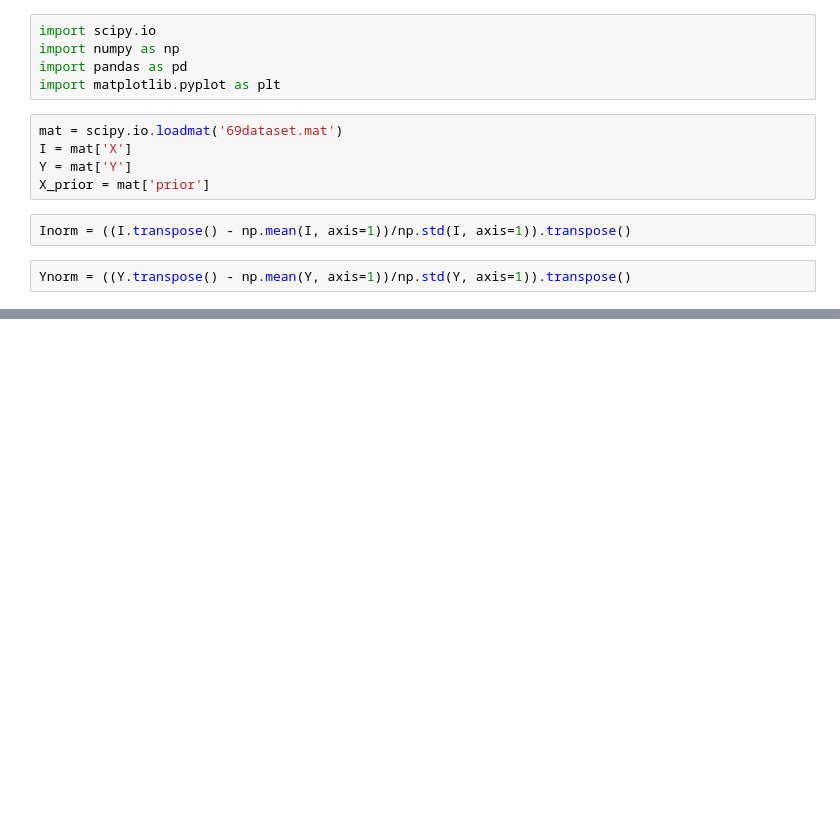
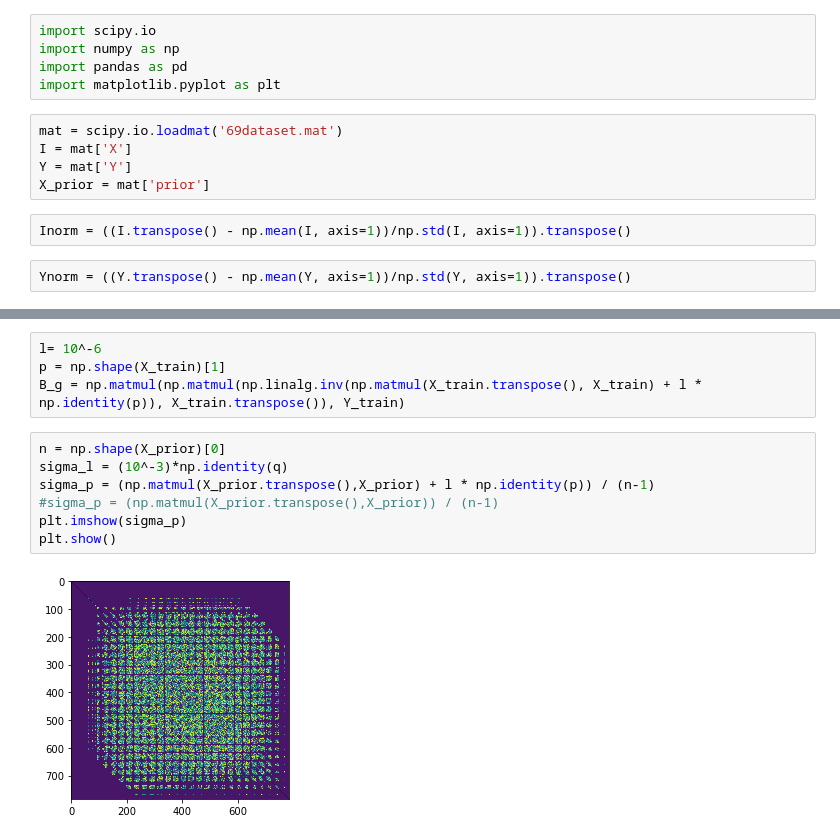
Before and after one commit to Cryptorr/Character-Recognition, a Jupyter notebook: Brain Decoding.ipynb, the cells around one changed output, grey strips where cells are left out. Saved outputs shown, nothing was run; the diff lists cells and outputs as text; blank space fills up the shorter version.

```diff
--- a/Brain Decoding.ipynb
+++ b/Brain Decoding.ipynb
@@ -26,0 +59,13 @@ SyntaxError: invalid syntax (<ipython-input-25-d9b2cb2b6858>, line 3)
+# %%
+l= 10^-6
+p = np.shape(X_train)[1]
+B_g = np.matmul(np.matmul(np.linalg.inv(np.matmul(X_train.transpose(), X_train) + l * np.identity(p)), X_train.transpose()), Y_train)
+# %%
+n = np.shape(X_prior)[0]
+sigma_l = (10^-3)*np.identity(q)
+sigma_p = (np.matmul(X_prior.transpose(),X_prior) + l * np.identity(p)) / (n-1)
+#sigma_p = (np.matmul(X_prior.transpose(),X_prior)) / (n-1)
+plt.imshow(sigma_p)
+plt.show()
+# %% [output]
+[figure, added]
```
Also changed, not shown: parts of 6 cells of this notebook.
